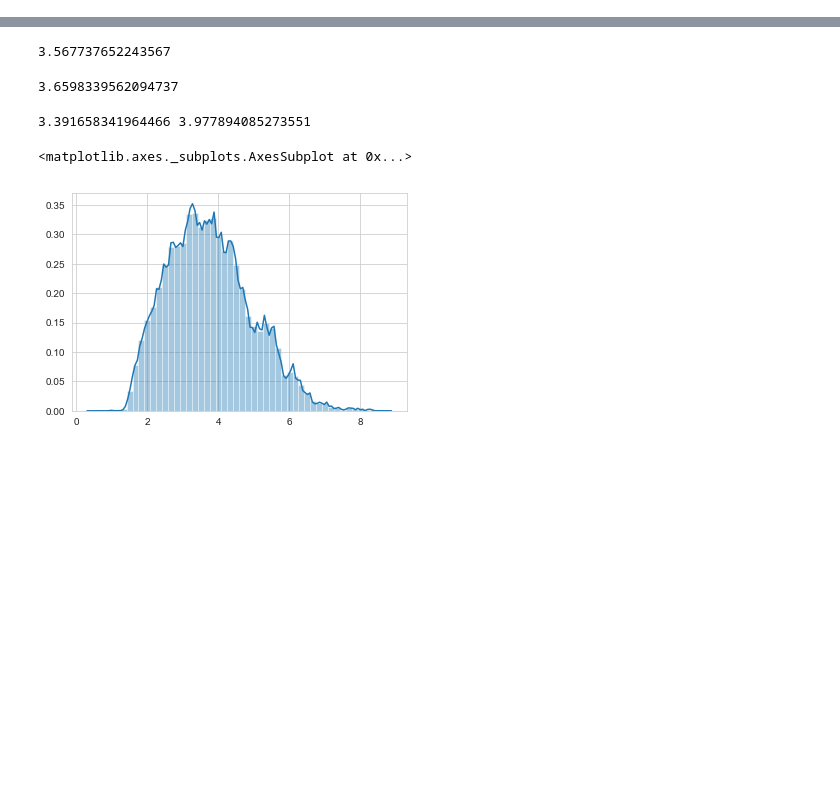
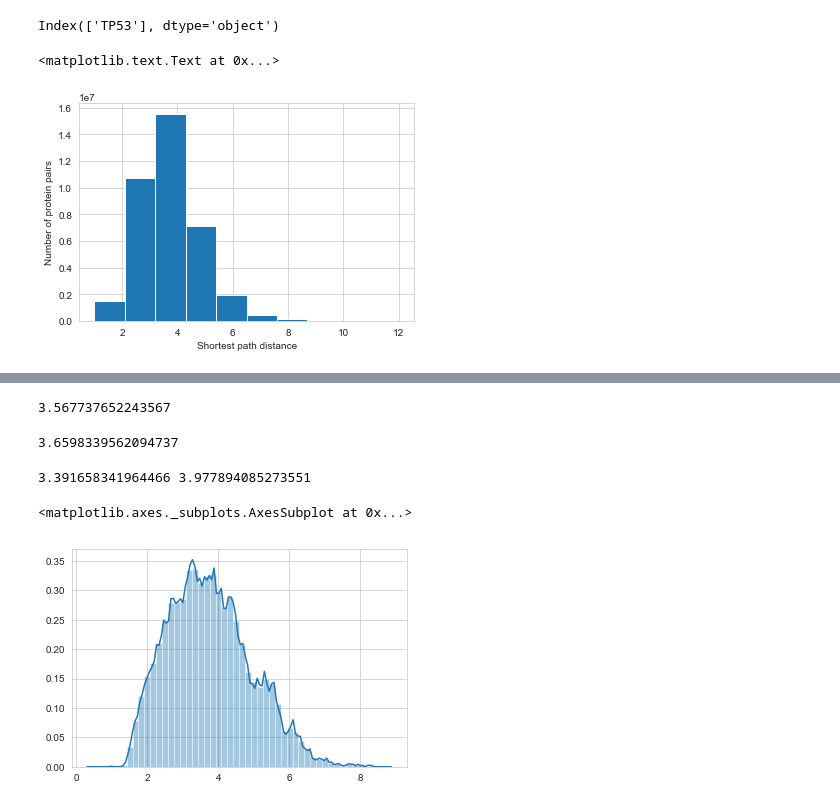
Before and after one commit to bence-szalai/why-pathway-methods-work, a Jupyter notebook: notebooks/distance_for_gene_sets.ipynb, the cells around one changed output, grey strips where cells are left out. Cells and saved outputs as stored; diff of their text form; code cells hidden in the pictures; blank space fills up the shorter version.

```diff
--- a/notebooks/distance_for_gene_sets.ipynb
+++ b/notebooks/distance_for_gene_sets.ipynb
@@ -6,3 +6,5 @@ from matplotlib import pyplot as plt
 import seaborn as sns
 %matplotlib inline
 sns.set_style('whitegrid')
+# %%
+DM=pd.read_csv('../data/omnipath/DM_GC.csv',sep=',',header=0,index_col=0)
@@ -8,0 +20,11 @@ sns.set_style('whitegrid')
+# %%
+degree_dict[481]
+# %% [output]
+Index(['TP53'], dtype='object')
+# %%
+plt.hist(DM.values[np.triu_indices_from(DM,1)])
+plt.xlabel('Shortest path distance')
+plt.ylabel('Number of protein pairs')
+# %% [output]
+<matplotlib.text.Text at 0x...>
+[figure, added]
```
Also changed, not shown: parts of 12 cells of this notebook, 1 other file.
